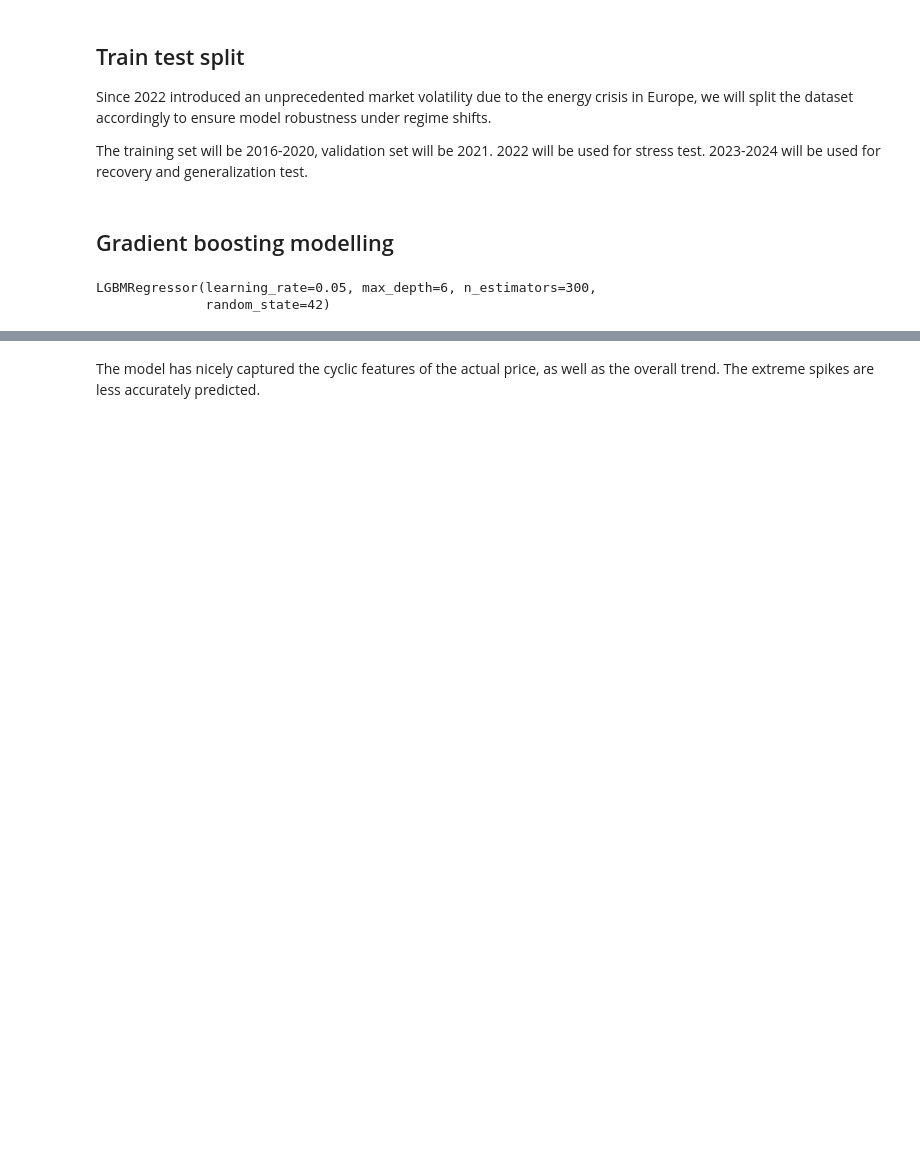
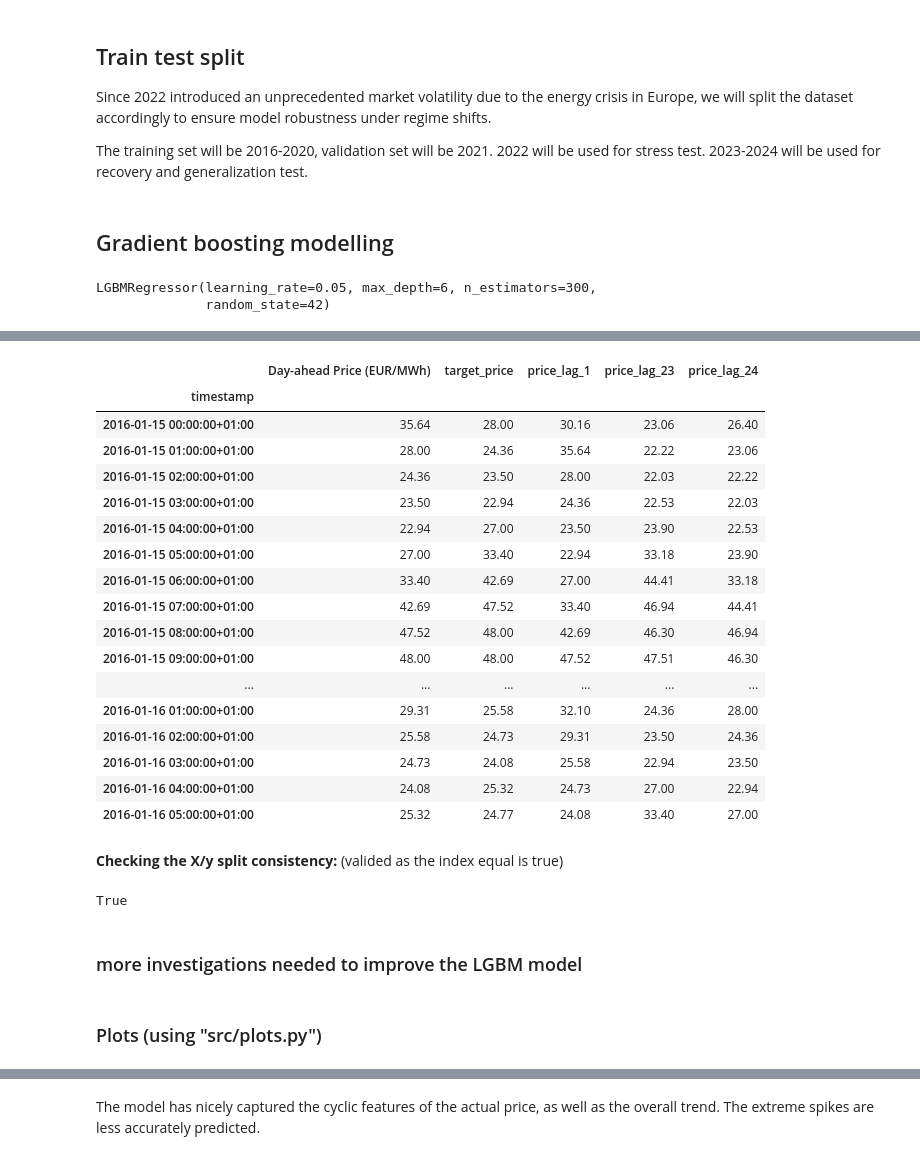
Before and after one commit to LisaBianConti/electricity-price-forecasting, a Jupyter notebook: notebooks/05_modelling.ipynb, the cells around one changed output, grey strips where cells are left out. Drawn from its saved outputs; the diff is of its cells as text; code cells hidden in the pictures; blank space fills up the shorter version.

```diff
--- a/notebooks/05_modelling.ipynb
+++ b/notebooks/05_modelling.ipynb
@@ -73,2 +100,2 @@ df["price_lag168"] = df["Day-ahead Price (EUR/MWh)"].shift(168)
 # %%
-df = features.add_price_features(df, lags = [1, 24, 168], rolling_windows = [24, 72])
+df = features.add_price_features(df, lags = [1, 23, 24, 168], rolling_windows = [24, 72])
@@ -121,7 +136,7 @@ df["residual_load"] = (df["Day-ahead Total Load Forecast (MW)_load"] - (
     ))
 
 df["high_residual_load"] = (
-    df["residual_load"] > df["residual_load"].quantile(0.05)
+    df["residual_load"] > df["residual_load"].quantile(0.95)
 ).astype(int)
 # %%
 df.info()
@@ -216,3 +272,40 @@ evaluate.evaluate_regression(y_val, y_val_pred)
+# %%
+df[[
+    "Day-ahead Price (EUR/MWh)",
+    "target_price",
+    "price_lag_1",
+    "price_lag_23",
+    "price_lag_24"
+]].head(30)
+# %% [output]
+|  | Day-ahead Price (EUR/MWh) | target_price | price_lag_1 | price_lag_23 | price_lag_24 |
+| timestamp |  |  |  |  |  |
+| 2016-01-15 00:00:00+01:00 | 35.64 | 28.00 | 30.16 | 23.06 | 26.40 |
+| 2016-01-15 01:00:00+01:00 | 28.00 | 24.36 | 35.64 | 22.22 | 23.06 |
+| 2016-01-15 02:00:00+01:00 | 24.36 | 23.50 | 28.00 | 22.03 | 22.22 |
+| 2016-01-15 03:00:00+01:00 | 23.50 | 22.94 | 24.36 | 22.53 | 22.03 |
+| 2016-01-15 04:00:00+01:00 | 22.94 | 27.00 | 23.50 | 23.90 | 22.53 |
+| 2016-01-15 05:00:00+01:00 | 27.00 | 33.40 | 22.94 | 33.18 | 23.90 |
+| 2016-01-15 06:00:00+01:00 | 33.40 | 42.69 | 27.00 | 44.41 | 33.18 |
+| 2016-01-15 07:00:00+01:00 | 42.69 | 47.52 | 33.40 | 46.94 | 44.41 |
+| 2016-01-15 08:00:00+01:00 | 47.52 | 48.00 | 42.69 | 46.30 | 46.94 |
+| 2016-01-15 09:00:00+01:00 | 48.00 | 48.00 | 47.52 | 47.51 | 46.30 |
+| ... | ... | ... | ... | ... | ... |
+| 2016-01-16 01:00:00+01:00 | 29.31 | 25.58 | 32.10 | 24.36 | 28.00 |
+| 2016-01-16 02:00:00+01:00 | 25.58 | 24.73 | 29.31 | 23.50 | 24.36 |
+| 2016-01-16 03:00:00+01:00 | 24.73 | 24.08 | 25.58 | 22.94 | 23.50 |
+| 2016-01-16 04:00:00+01:00 | 24.08 | 25.32 | 24.73 | 27.00 | 22.94 |
+| 2016-01-16 05:00:00+01:00 | 25.32 | 24.77 | 24.08 | 33.40 | 27.00 |
+# %% [markdown]
+**Checking the X/y split consistency:** (valided as the index equal is true)
+# %%
+X_train.index.equals(y_train.index)
+# %% [output]
+True
+# %% [markdown]
+### more investigations needed to improve the LGBM model
+# %% [markdown]
+### Plots (using "src/plots.py")
 # %%
 plots.plot_actual_pred_diff(y_val, y_val_pred)
 # %% [output]
```
Also changed, not shown: parts of 36 cells of this notebook, 19 other files.
